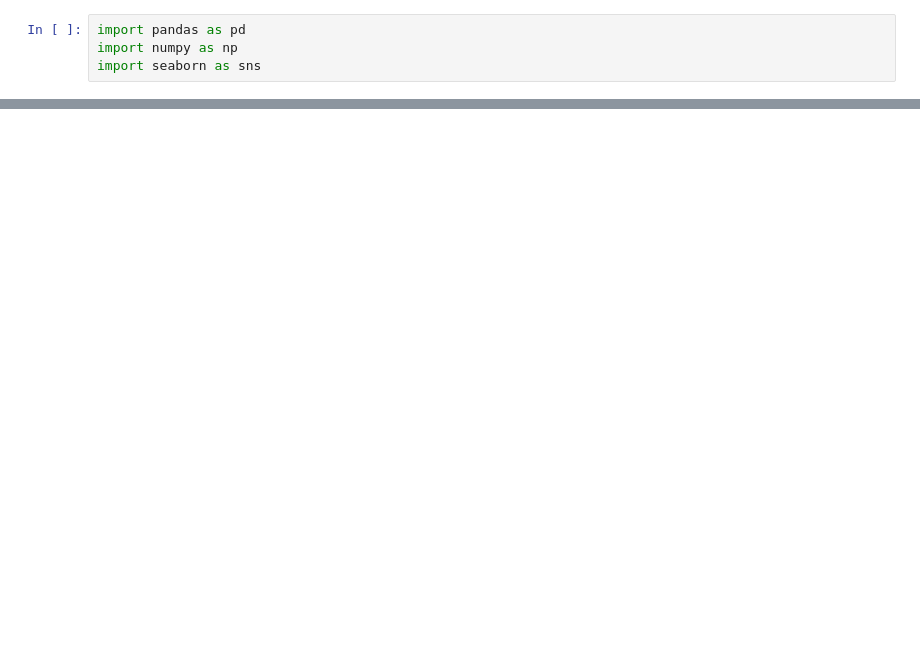
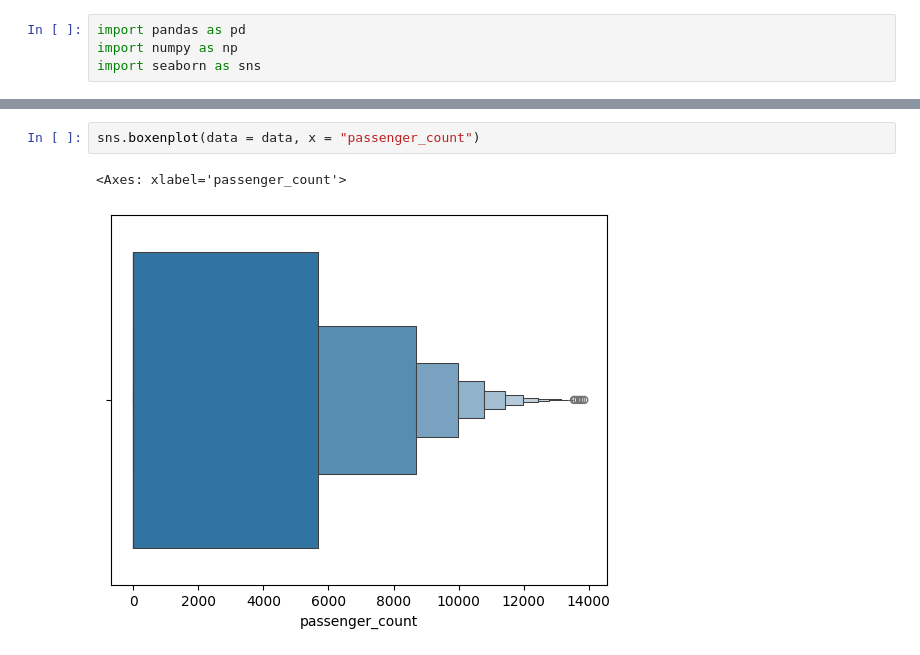
Before and after one commit to skhapijulhossen/uber-taxi-demand, a Jupyter notebook: notebooks/b_PreProcess/b_cleaning.ipynb, the cells around one changed output, grey strips where cells are left out. Saved outputs shown, nothing was run; the diff lists cells and outputs as text; blank space fills up the shorter version.

```diff
--- a/notebooks/b_PreProcess/b_cleaning.ipynb
+++ b/notebooks/b_PreProcess/b_cleaning.ipynb
@@ -14,0 +225,5 @@ data.head()
+# %%
+sns.boxenplot(data = data, x = "passenger_count")
+# %% [output]
+<Axes: xlabel='passenger_count'>
+[figure, added]
```
Also changed, not shown: parts of 72 cells of this notebook.
